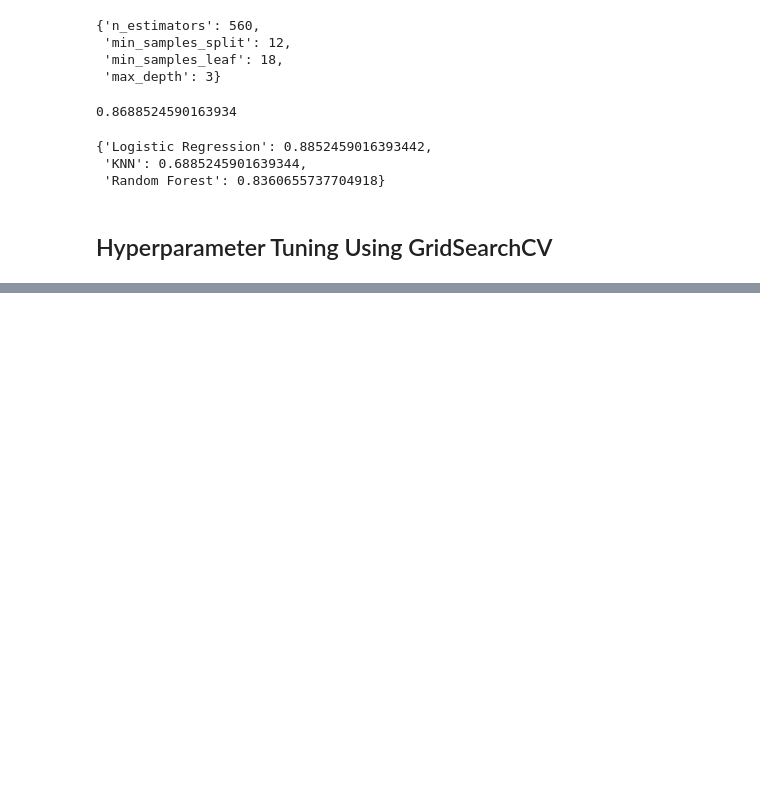
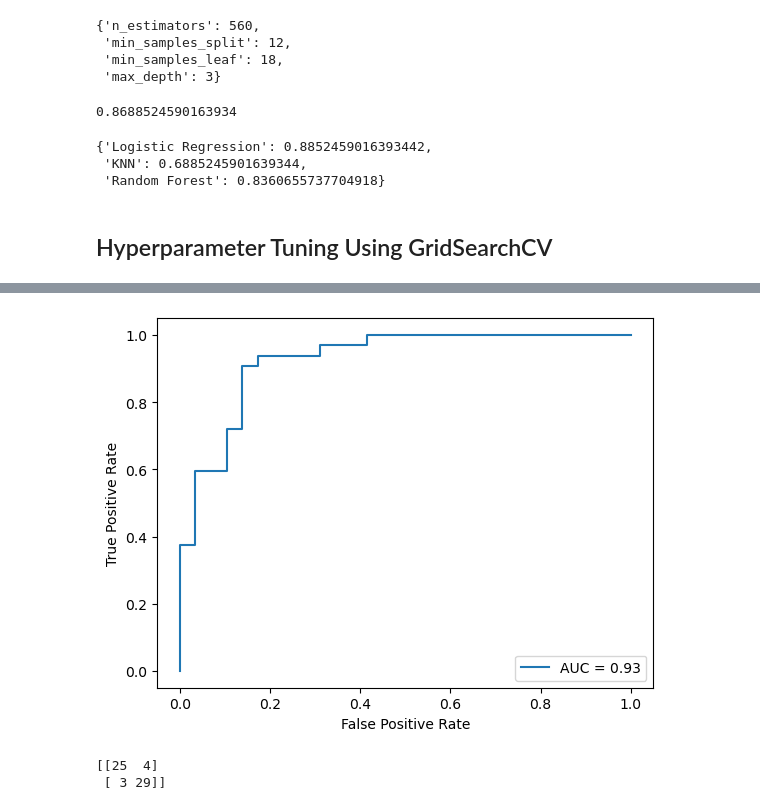
Before and after one commit to AnonymousSRR/HeartDiseaseAnalysis, a Jupyter notebook: end-to-end-heart-disease-classification.ipynb, the cells around one changed output, grey strips where cells are left out. Saved outputs shown, nothing was run; the diff lists cells and outputs as text; code cells hidden in the pictures; blank space fills up the shorter version.

Commit message:
Hyperparameter tuning done

```diff
--- a/end-to-end-heart-disease-classification.ipynb
+++ b/end-to-end-heart-disease-classification.ipynb
@@ -665,3 +667,16 @@ model_scores
  'Random Forest': 0.8360655737704918}
 # %% [markdown]
 ## Hyperparameter Tuning Using GridSearchCV
+# %%
+# Different hyperparameters for our logistic regression model
+log_reg_grid = {"C" : np.logspace(-4, 4, 30),
+                "solver" : ["liblinear"]}
+
+# setup grid hyperparameter search for logisticRegression
+gs_log_reg = GridSearchCV(LogisticRegression(),
+                          param_grid=log_reg_grid,
+                          cv=5,
+                          verbose=True)
+
+# fit grid hyperparameter search model
+gs_log_reg.fit(x_train, y_train);
@@ -667,0 +726,16 @@ model_scores
+# %%
+# Plotting ROC curve and calculating AUC metrics
+
+y_pred_proba = gs_log_reg.predict_proba(x_test)[:, 1]
+fpr, tpr, _ = roc_curve(y_test, y_pred_proba)
+roc_auc = roc_auc_score(y_test, y_pred_proba)
+roc_display = RocCurveDisplay(fpr=fpr, tpr=tpr, roc_auc=roc_auc)
+roc_display.plot();
+# %% [output]
+[figure, added]
+# %%
+# confusion matrix
+print(confusion_matrix(y_test, y_preds))
+# %% [output]
+[[25  4]
+ [ 3 29]]
```
Also changed, not shown: parts of 11 cells of this notebook.
